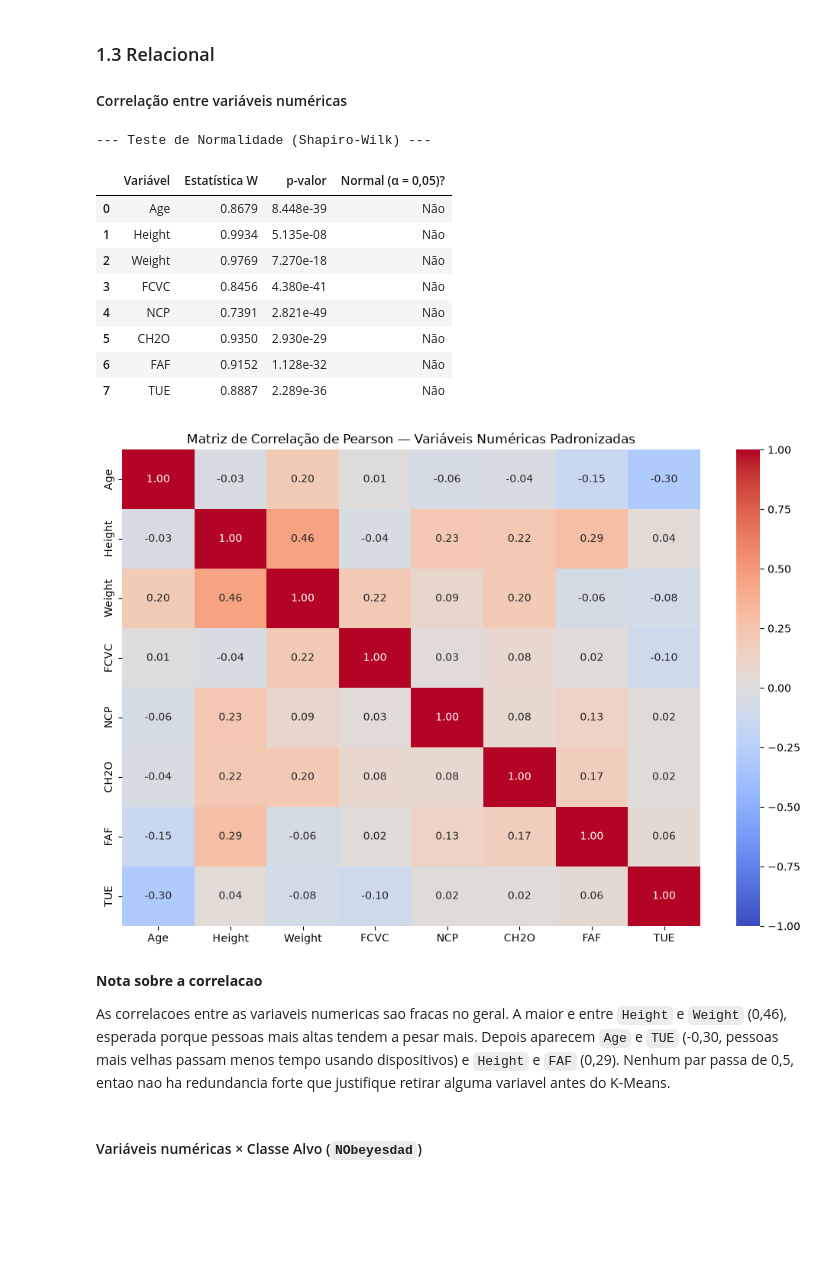
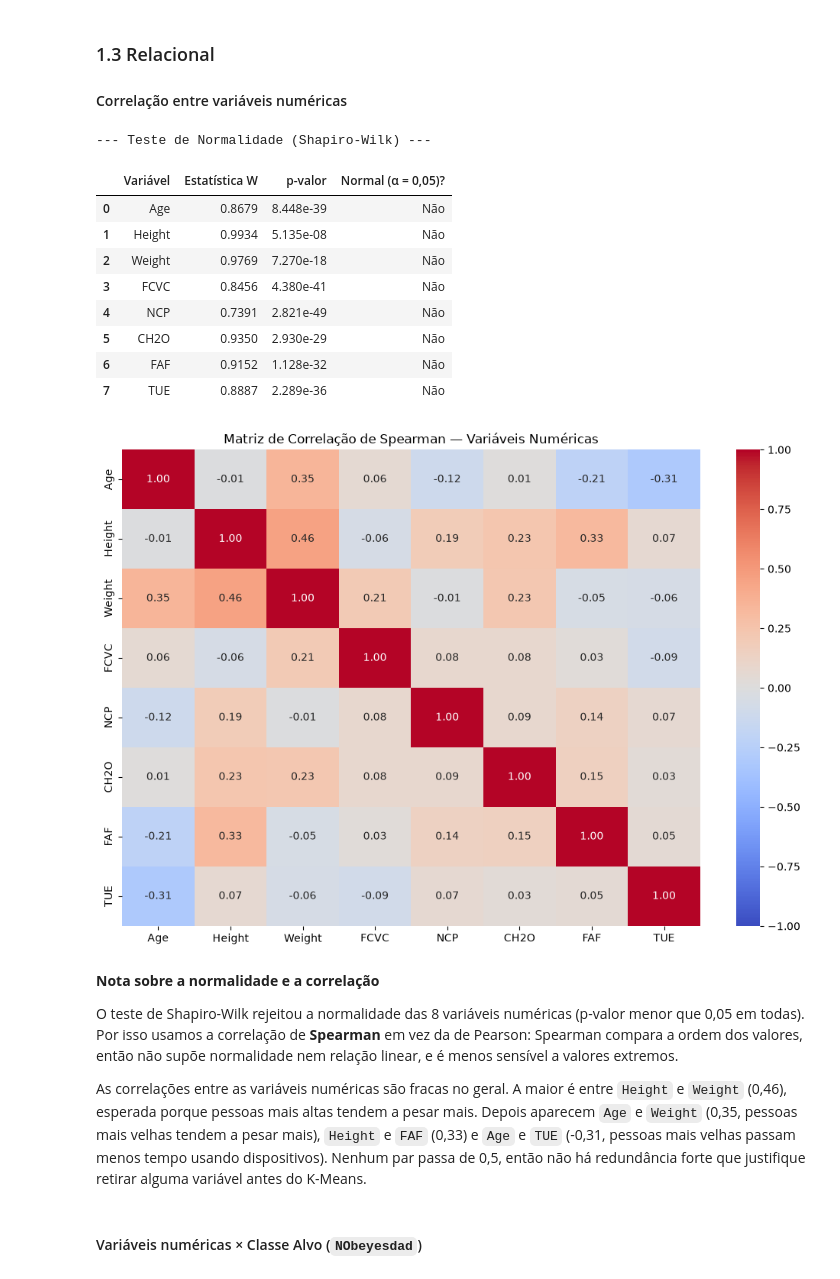
Before and after one commit to GalileuCMMoares/trabalho_AVD, a Jupyter notebook: notebooks/parte_comum/eda.ipynb, the cells around one changed output. Saved outputs shown, nothing was run; the diff lists cells and outputs as text; code cells hidden in the pictures; blank space fills up the shorter version.

```diff
--- a/notebooks/parte_comum/eda.ipynb
+++ b/notebooks/parte_comum/eda.ipynb
@@ -244,52 +244,53 @@ plt.show()
 #### Correlação entre variáveis numéricas
 # %%
 # [IA] Google Gemini – matriz de correlação das variáveis numéricas
-# [IA] GitHub Copilot – teste de normalidade (Shapiro-Wilk) e matriz de correlação de Pearson sobre dados padronizados
+# [IA] GitHub Copilot – teste de normalidade (Shapiro-Wilk)
+# [IA] Claude Code – troca para a correlação de Spearman, indicada porque o Shapiro-Wilk rejeitou a normalidade
 from scipy.stats import shapiro
-from sklearn.preprocessing import StandardScaler
 
 # 1. Teste de normalidade de Shapiro-Wilk para cada variável numérica
 resultados_norm = []
 for col in colunas_num:
     stat, p_val = shapiro(df[col])
     resultados_norm.append({
         "Variável": col,
         "Estatística W": round(stat, 4),
         "p-valor": f"{p_val:.3e}",
         "Normal (α = 0,05)?": "Sim" if p_val >= 0.05 else "Não",
     })
 
 print("--- Teste de Normalidade (Shapiro-Wilk) ---")
 display(pd.DataFrame(resultados_norm))
 
-# 2. Normalização/padronização (StandardScaler) e Matriz de Correlação de Pearson
-df_num_norm = pd.DataFrame(
-    StandardScaler().fit_transform(df[colunas_num]),
-    columns=colunas_num,
-)
-corr = df_num_norm.corr(method="pearson")
+# 2. Matriz de correlação de Spearman
+# Nenhuma variável passou no teste de normalidade, então usamos Spearman, que trabalha com a ordem
+# dos valores e não supõe normalidade nem relação linear. A padronização não é necessária aqui,
+# porque a correlação já não depende da escala das variáveis.
+corr = df[colunas_num].corr(method="spearman")
 
 plt.figure(figsize=(10, 7))
 sns.heatmap(corr, annot=True, fmt=".2f", cmap="coolwarm", vmin=-1, vmax=1)
-plt.title("Matriz de Correlação de Pearson — Variáveis Numéricas Padronizadas")
+plt.title("Matriz de Correlação de Spearman — Variáveis Numéricas")
 plt.tight_layout()
 plt.show()
 # %% [output]
 --- Teste de Normalidade (Shapiro-Wilk) ---
 |  | Variável | Estatística W | p-valor | Normal (α = 0,05)? |
 | 0 | Age | 0.8679 | 8.448e-39 | Não |
 | 1 | Height | 0.9934 | 5.135e-08 | Não |
 | 2 | Weight | 0.9769 | 7.270e-18 | Não |
 | 3 | FCVC | 0.8456 | 4.380e-41 | Não |
 | 4 | NCP | 0.7391 | 2.821e-49 | Não |
 | 5 | CH2O | 0.9350 | 2.930e-29 | Não |
 | 6 | FAF | 0.9152 | 1.128e-32 | Não |
 | 7 | TUE | 0.8887 | 2.289e-36 | Não |
-[figure, old version]
+[figure, new version]
 # %% [markdown]
-**Nota sobre a correlacao**
+**Nota sobre a normalidade e a correlação**
 
-As correlacoes entre as variaveis numericas sao fracas no geral. A maior e entre `Height` e `Weight` (0,46), esperada porque pessoas mais altas tendem a pesar mais. Depois aparecem `Age` e `TUE` (-0,30, pessoas mais velhas passam menos tempo usando dispositivos) e `Height` e `FAF` (0,29). Nenhum par passa de 0,5, entao nao ha redundancia forte que justifique retirar alguma variavel antes do K-Means.
+O teste de Shapiro-Wilk rejeitou a normalidade das 8 variáveis numéricas (p-valor menor que 0,05 em todas). Por isso usamos a correlação de **Spearman** em vez da de Pearson: Spearman compara a ordem dos valores, então não supõe normalidade nem relação linear, e é menos sensível a valores extremos.
+
+As correlações entre as variáveis numéricas são fracas no geral. A maior é entre `Height` e `Weight` (0,46), esperada porque pessoas mais altas tendem a pesar mais. Depois aparecem `Age` e `Weight` (0,35, pessoas mais velhas tendem a pesar mais), `Height` e `FAF` (0,33) e `Age` e `TUE` (-0,31, pessoas mais velhas passam menos tempo usando dispositivos). Nenhum par passa de 0,5, então não há redundância forte que justifique retirar alguma variável antes do K-Means.
 # %% [markdown]
 #### Variáveis numéricas × Classe Alvo (`NObeyesdad`)
 # %%
```
Also changed, not shown: 9 other files.
